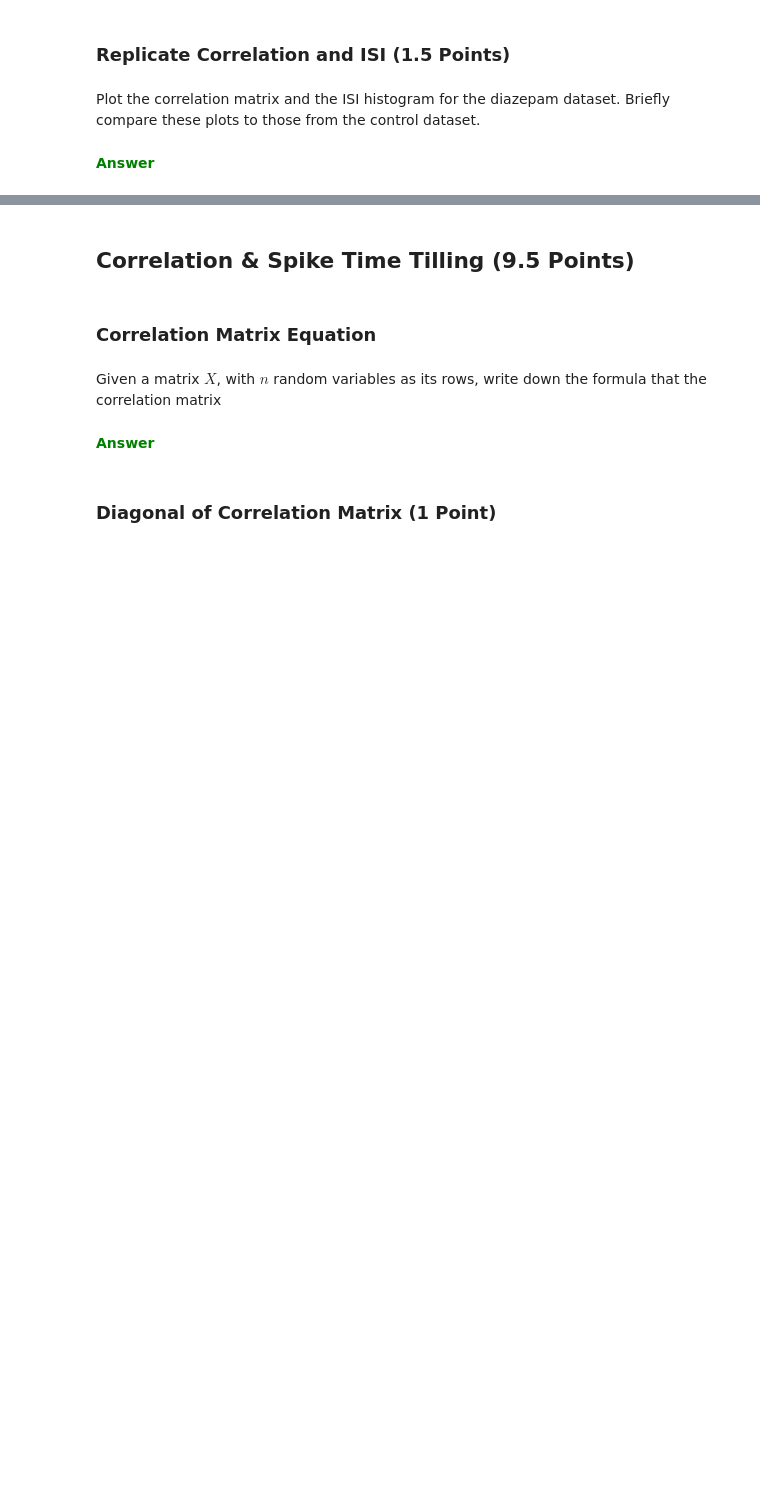
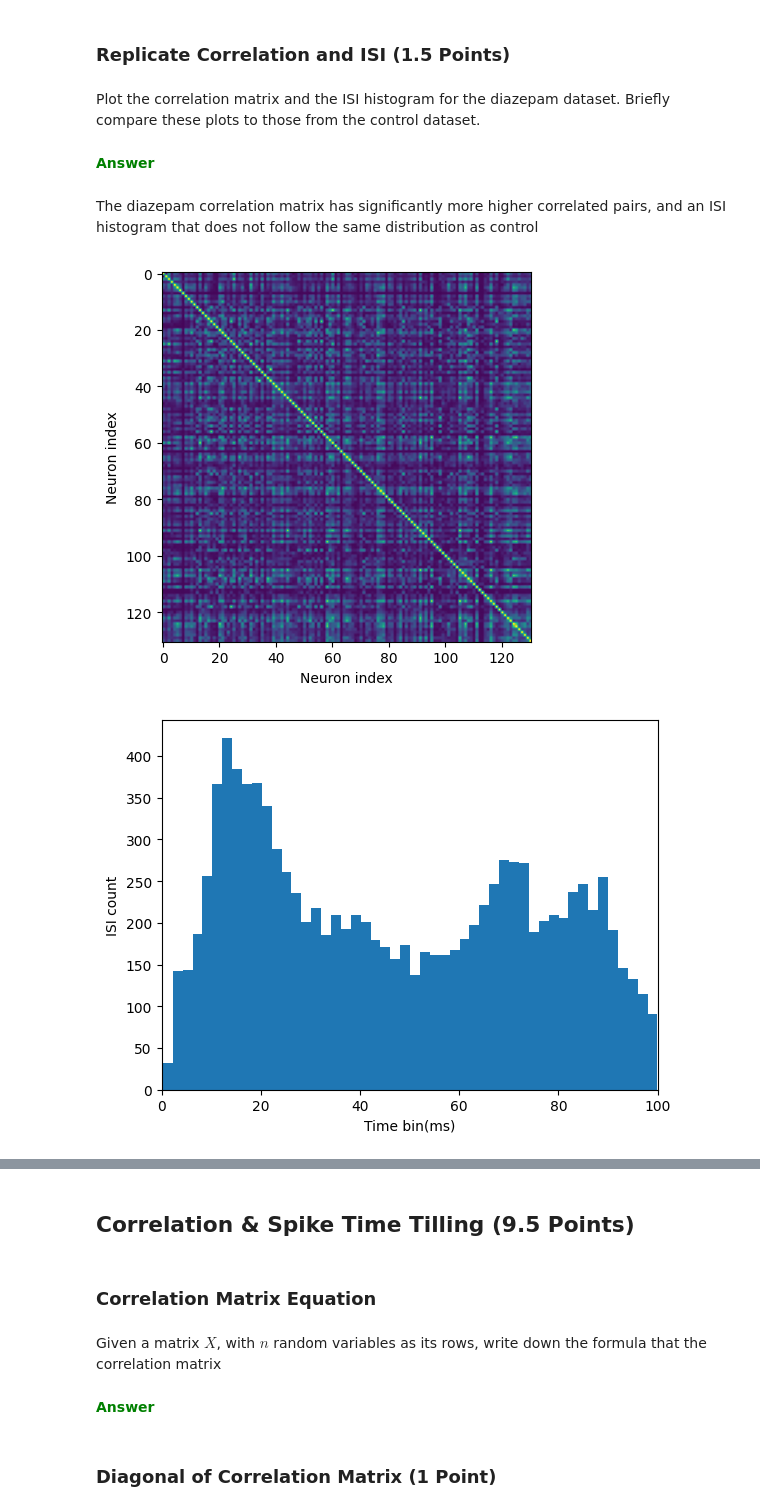
Before and after one commit to Braingeneers-Education/bme-118-2025-introduction-to-electrophysiology-OtMurphy, a Jupyter notebook: electrophysiology_introduction.ipynb, the cells around one changed output, grey strips where cells are left out. Cells and saved outputs as stored; diff of their text form; code cells hidden in the pictures; blank space fills up the shorter version.

```diff
--- a/electrophysiology_introduction.ipynb
+++ b/electrophysiology_introduction.ipynb
@@ -291,3 +323,14 @@ Create a graph that zooms in on the first **2** bursts from the Diazepam dataset
 Plot the correlation matrix and the ISI histogram for the diazepam dataset. Briefly compare these plots to those from the control dataset.
 # %% [markdown]
 <font color="green"><b>Answer
+# %% [markdown]
+The diazepam correlation matrix has significantly more higher correlated pairs, and an ISI histogram that does not follow the same distribution as control
+# %%
+correlation(data_diazepam)
+interspike(data_diazepam)
+
+correlation(data_control)
+interspike(data_control)
+# %% [output]
+[figure, added]
+[figure, added]
```
Also changed, not shown: parts of 11 cells of this notebook.
